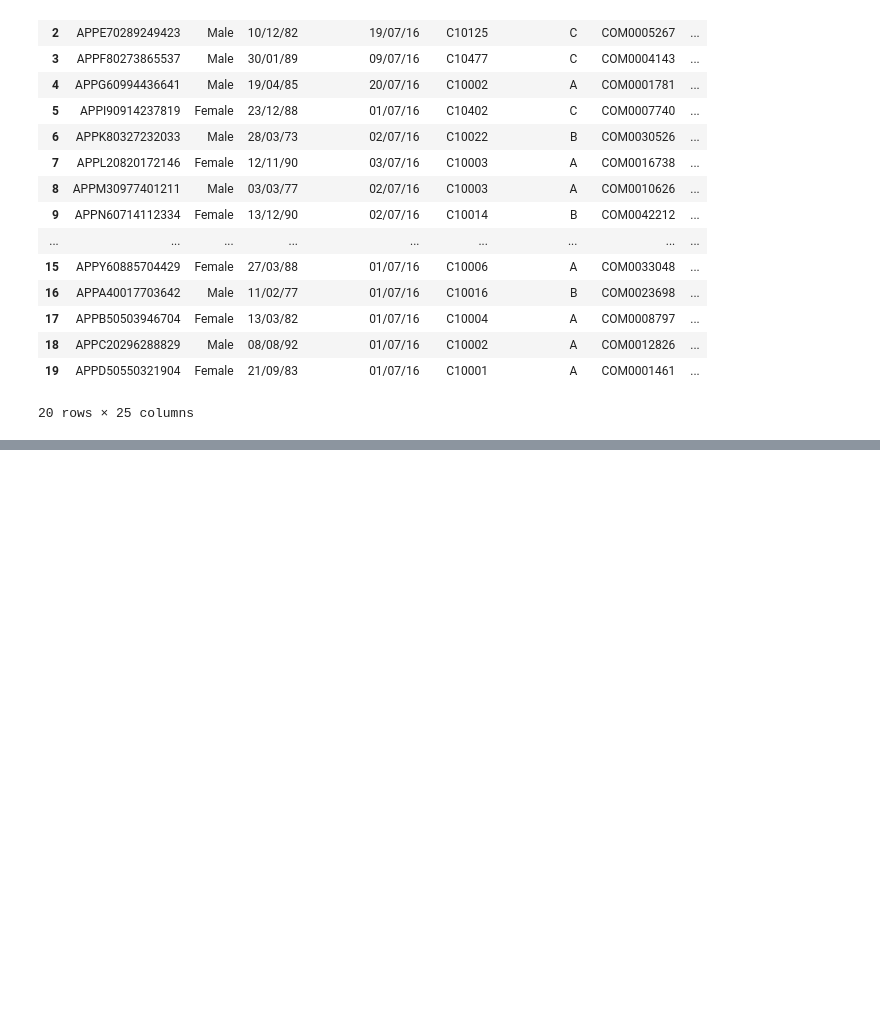
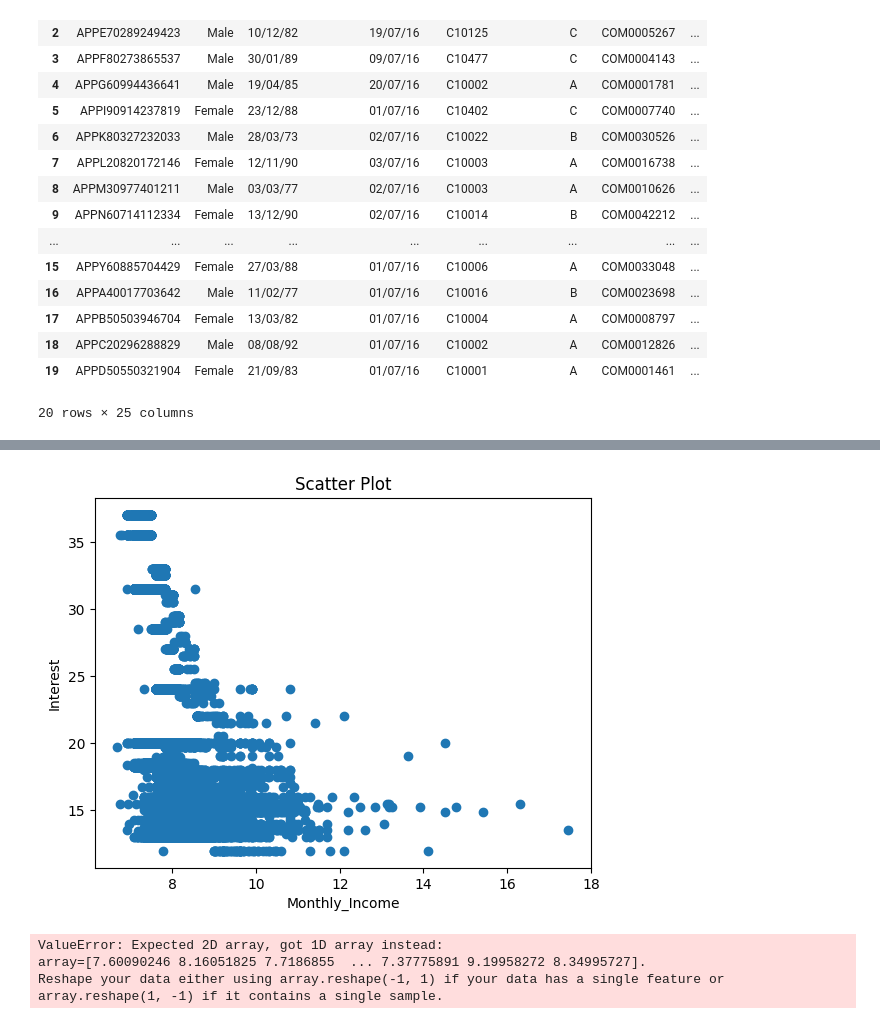
Before and after one commit to tomwillcode/9th_wave_cantek, a Jupyter notebook: Bank_Marketing_Analysis.ipynb, the cells around one changed output, grey strips where cells are left out. Saved outputs shown, nothing was run; the diff lists cells and outputs as text; code cells hidden in the pictures; blank space fills up the shorter version.

```diff
--- a/Bank_Marketing_Analysis.ipynb
+++ b/Bank_Marketing_Analysis.ipynb
@@ -191,0 +297,31 @@ df.head(20)
+# %%
+plt.scatter(df['log_income'], (df['Interest_Rate']))
+
+x = df['log_income']
+y = df['Interest_Rate']
+#coefficients = np.polyfit(x, y, 1)
+#line = np.poly1d(coefficients)
+#plt.plot(x, line(x), color='red', label='Line of Best Fit')
+
+
+
+
+
+# Customize the plot
+plt.xlabel('Monthly_Income')
+plt.ylabel('Interest')
+plt.title('Scatter Plot')
+
+
+# Show the plot
+plt.show()
+# %% [output]
+[figure, added]
+# %%
+from sklearn.linear_model import LinearRegression
+
+reg = LinearRegression().fit(df['log_income'], df['Interest_Rate'])
+# %% [output]
+ValueError: Expected 2D array, got 1D array instead:
+array=[7.60090246 8.16051825 7.7186855  ... 7.37775891 9.19958272 8.34995727].
+Reshape your data either using array.reshape(-1, 1) if your data has a single feature or array.reshape(1, -1) if it contains a single sample.
```
Also changed, not shown: parts of 21 cells of this notebook.
